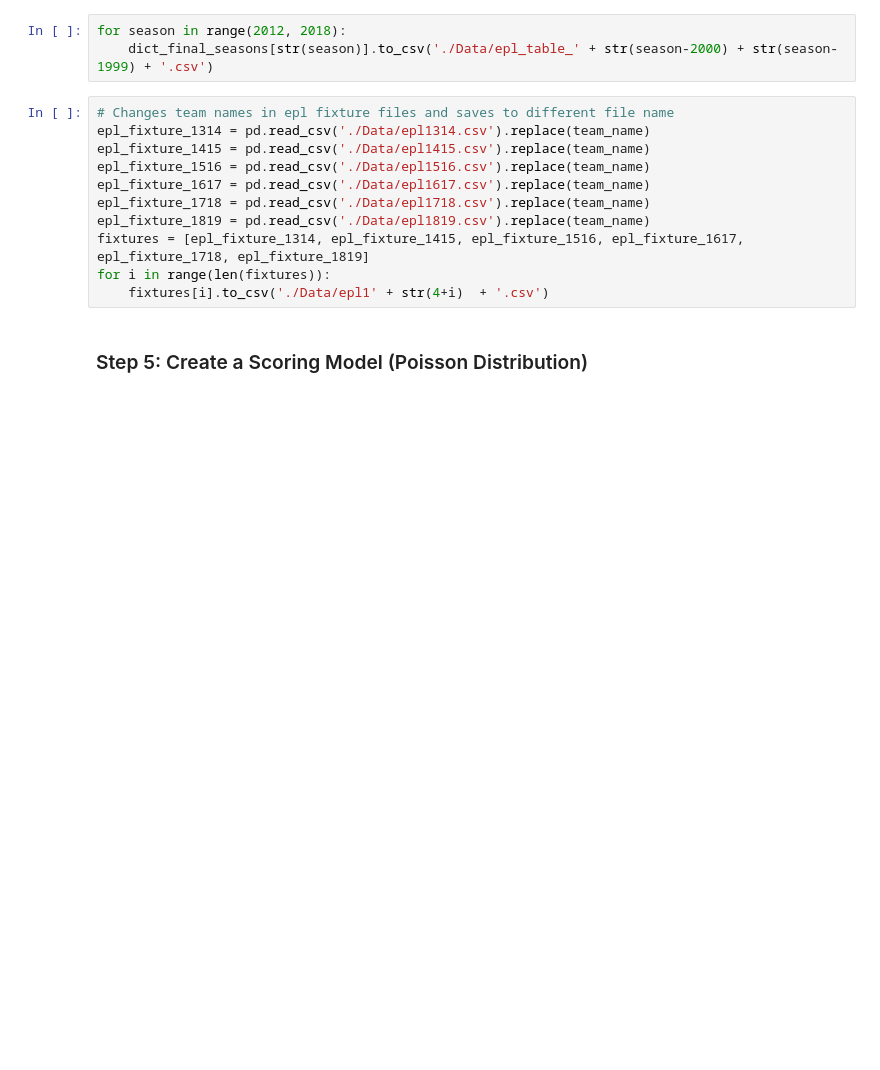
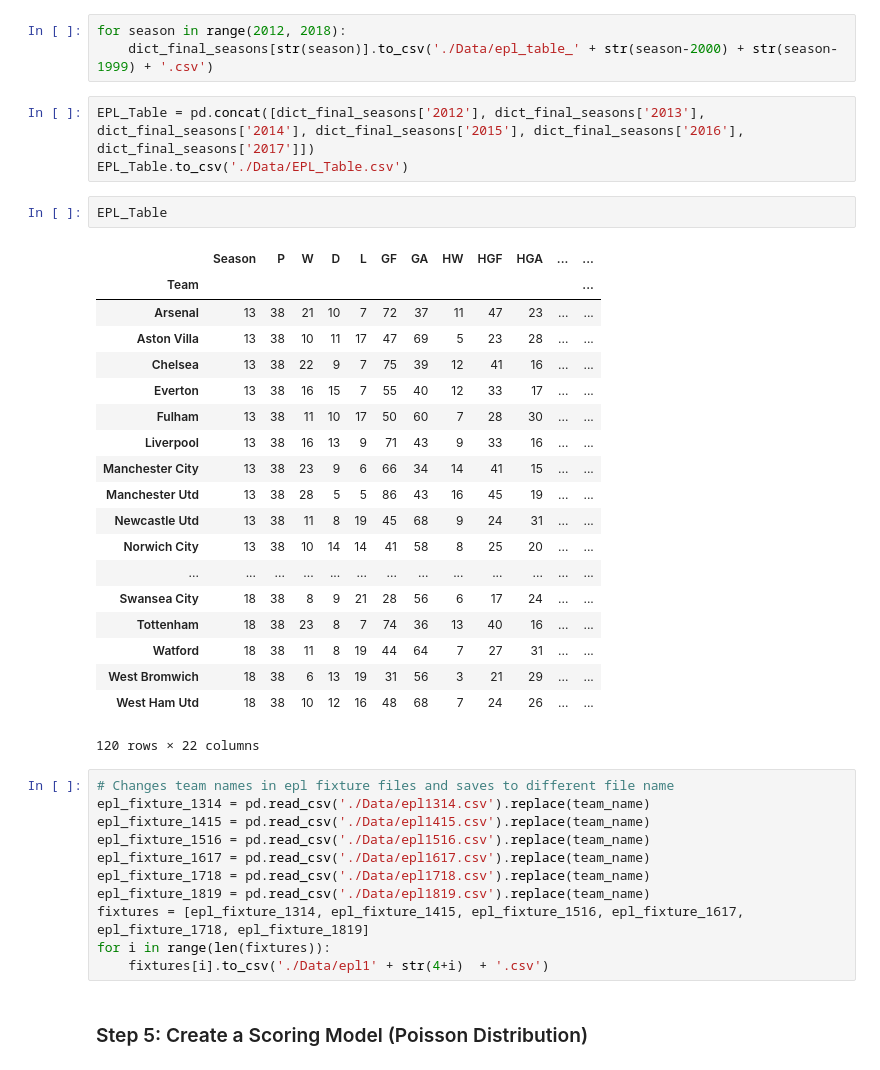
Before and after one commit to slee279/EPL, a Jupyter notebook: Data_Clean.ipynb, the cells around one changed output. Cells and saved outputs as stored; diff of their text form; blank space fills up the shorter version.

```diff
--- a/Data_Clean.ipynb
+++ b/Data_Clean.ipynb
@@ -443,6 +439,31 @@ dict_final_seasons['2012']
 # %%
 for season in range(2012, 2018):
     dict_final_seasons[str(season)].to_csv('./Data/epl_table_' + str(season-2000) + str(season-1999) + '.csv')
+# %%
+EPL_Table = pd.concat([dict_final_seasons['2012'], dict_final_seasons['2013'], dict_final_seasons['2014'], dict_final_seasons['2015'], dict_final_seasons['2016'], dict_final_seasons['2017']])
+EPL_Table.to_csv('./Data/EPL_Table.csv')
+# %%
+EPL_Table
+# %% [output]
+|  | Season | P | W | D | L | GF | GA | HW | HGF | HGA | ... | ... |
+| Team |  |  |  |  |  |  |  |  |  |  |  | ... |
+| Arsenal | 13 | 38 | 21 | 10 | 7 | 72 | 37 | 11 | 47 | 23 | ... | ... |
+| Aston Villa | 13 | 38 | 10 | 11 | 17 | 47 | 69 | 5 | 23 | 28 | ... | ... |
+| Chelsea | 13 | 38 | 22 | 9 | 7 | 75 | 39 | 12 | 41 | 16 | ... | ... |
+| Everton | 13 | 38 | 16 | 15 | 7 | 55 | 40 | 12 | 33 | 17 | ... | ... |
+| Fulham | 13 | 38 | 11 | 10 | 17 | 50 | 60 | 7 | 28 | 30 | ... | ... |
+| Liverpool | 13 | 38 | 16 | 13 | 9 | 71 | 43 | 9 | 33 | 16 | ... | ... |
+| Manchester City | 13 | 38 | 23 | 9 | 6 | 66 | 34 | 14 | 41 | 15 | ... | ... |
+| Manchester Utd | 13 | 38 | 28 | 5 | 5 | 86 | 43 | 16 | 45 | 19 | ... | ... |
+| Newcastle Utd | 13 | 38 | 11 | 8 | 19 | 45 | 68 | 9 | 24 | 31 | ... | ... |
+| Norwich City | 13 | 38 | 10 | 14 | 14 | 41 | 58 | 8 | 25 | 20 | ... | ... |
+| ... | ... | ... | ... | ... | ... | ... | ... | ... | ... | ... | ... | ... |
+| Swansea City | 18 | 38 | 8 | 9 | 21 | 28 | 56 | 6 | 17 | 24 | ... | ... |
+| Tottenham | 18 | 38 | 23 | 8 | 7 | 74 | 36 | 13 | 40 | 16 | ... | ... |
+| Watford | 18 | 38 | 11 | 8 | 19 | 44 | 64 | 7 | 27 | 31 | ... | ... |
+| West Bromwich | 18 | 38 | 6 | 13 | 19 | 31 | 56 | 3 | 21 | 29 | ... | ... |
+| West Ham Utd | 18 | 38 | 10 | 12 | 16 | 48 | 68 | 7 | 24 | 26 | ... | ... |
+120 rows × 22 columns
 # %%
 # Changes team names in epl fixture files and saves to different file name
 epl_fixture_1314 = pd.read_csv('./Data/epl1314.csv').replace(team_name)
```
Also changed, not shown: parts of 7 cells of this notebook, 11 other files.
